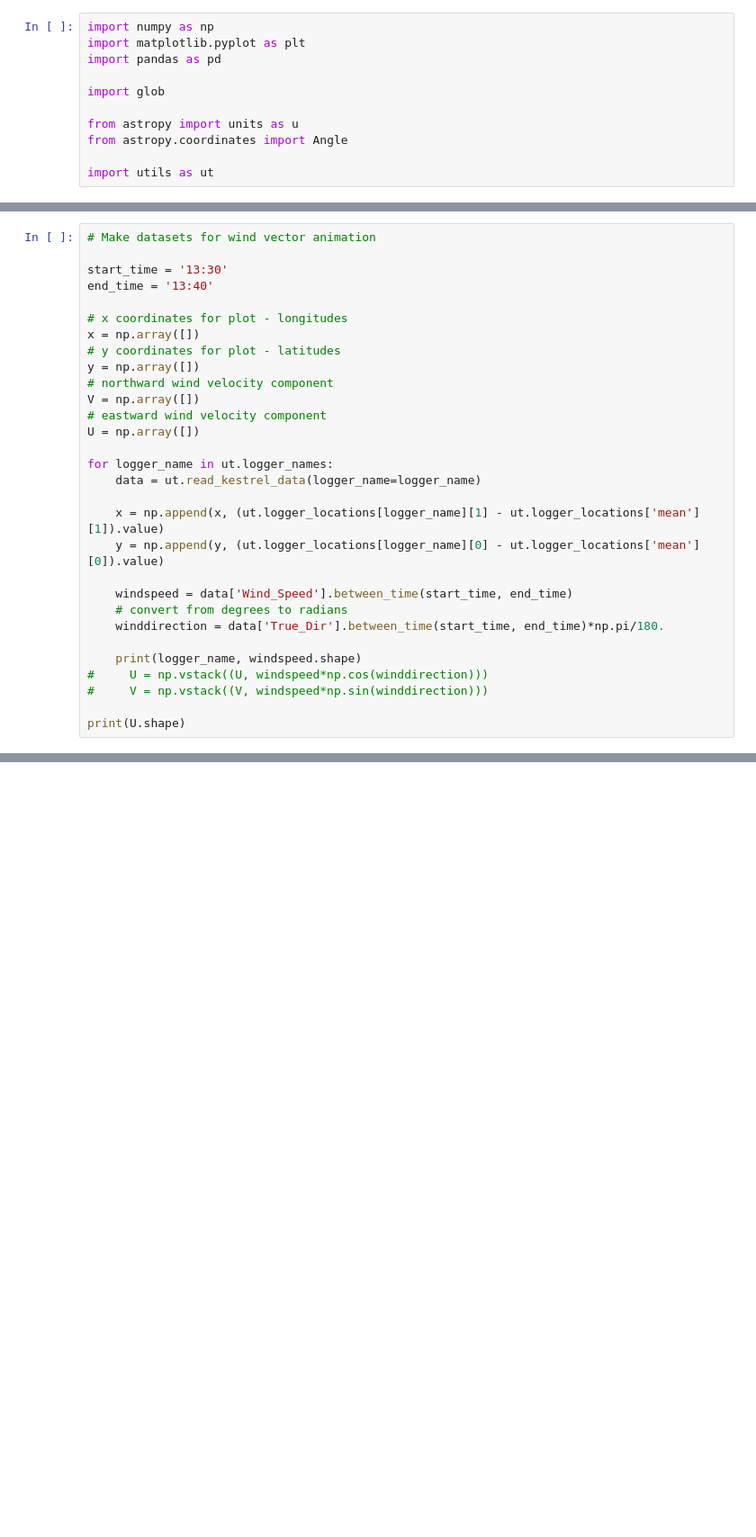
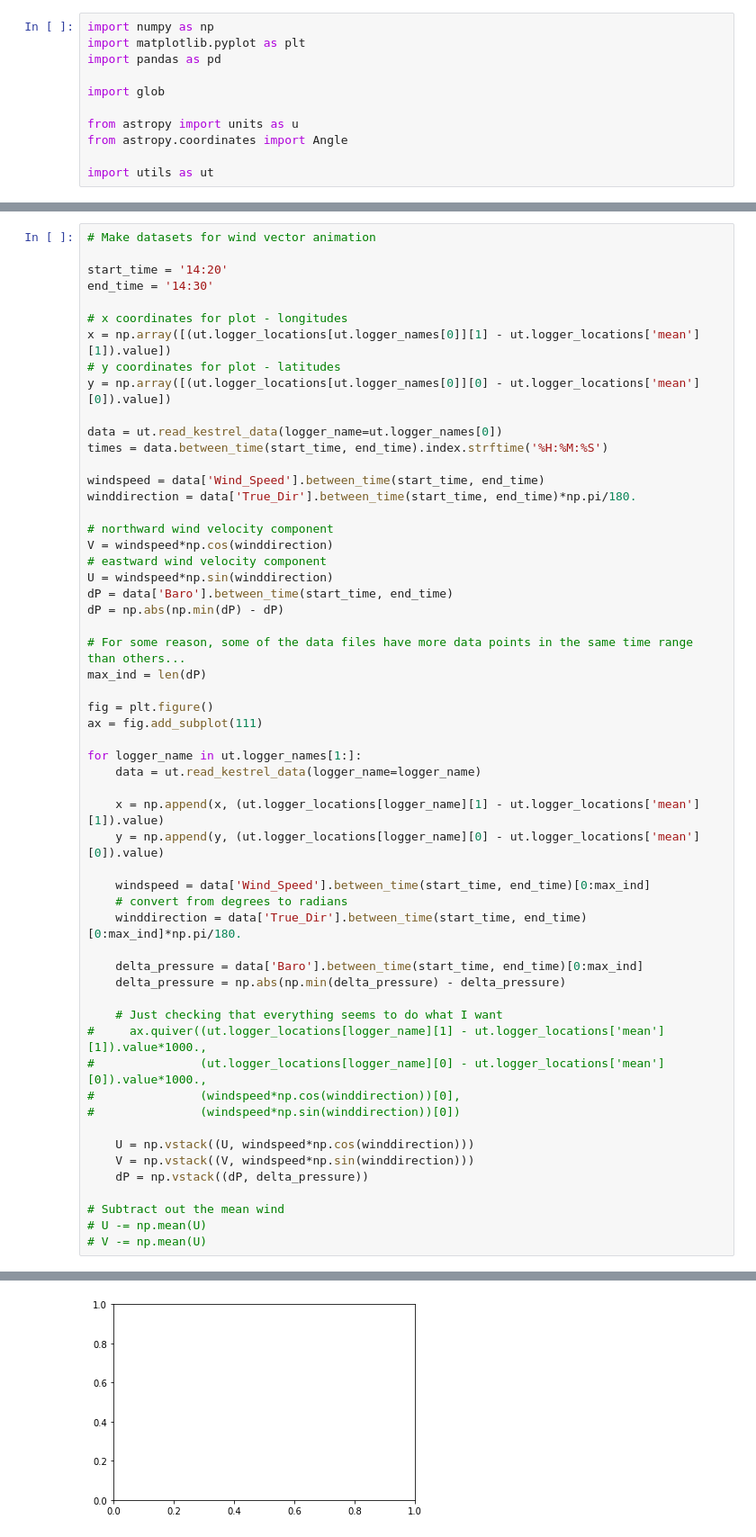
Before and after one commit to BoiseStatePlanetary/AlvordFieldTrip2021, a Jupyter notebook: code/Kestrel_analysis/Visualizing Kestrel Data.ipynb, the cells around one changed output, grey strips where cells are left out. Shown: that part at 90% size. Saved outputs shown, nothing was run; the diff lists cells and outputs as text; blank space fills up the shorter version.

```diff
--- a/code/Kestrel_analysis/Visualizing Kestrel Data.ipynb
+++ b/code/Kestrel_analysis/Visualizing Kestrel Data.ipynb
@@ -76,31 +84,57 @@ print(data.between_time('13:30', '13:40'))
 # %%
 # Make datasets for wind vector animation
 
-start_time = '13:30'
-end_time = '13:40'
+start_time = '14:20'
+end_time = '14:30'
 
 # x coordinates for plot - longitudes
-x = np.array([])
+x = np.array([(ut.logger_locations[ut.logger_names[0]][1] - ut.logger_locations['mean'][1]).value])
 # y coordinates for plot - latitudes
-y = np.array([])
+y = np.array([(ut.logger_locations[ut.logger_names[0]][0] - ut.logger_locations['mean'][0]).value])
+
+data = ut.read_kestrel_data(logger_name=ut.logger_names[0])
+times = data.between_time(start_time, end_time).index.strftime('%H:%M:%S')
+
+windspeed = data['Wind_Speed'].between_time(start_time, end_time)
+winddirection = data['True_Dir'].between_time(start_time, end_time)*np.pi/180.
+
 # northward wind velocity component
-V = np.array([])
+V = windspeed*np.cos(winddirection)
 # eastward wind velocity component
-U = np.array([])
+U = windspeed*np.sin(winddirection)
+dP = data['Baro'].between_time(start_time, end_time)
+dP = np.abs(np.min(dP) - dP)
 
-for logger_name in ut.logger_names:
+# For some reason, some of the data files have more data points in the same time range than others...
+max_ind = len(dP)
+
+fig = plt.figure()
+ax = fig.add_subplot(111)
+
+for logger_name in ut.logger_names[1:]:
     data = ut.read_kestrel_data(logger_name=logger_name)
 
     x = np.append(x, (ut.logger_locations[logger_name][1] - ut.logger_locations['mean'][1]).value)
     y = np.append(y, (ut.logger_locations[logger_name][0] - ut.logger_locations['mean'][0]).value)
 
-    windspeed = data['Wind_Speed'].between_time(start_time, end_time)
+    windspeed = data['Wind_Speed'].between_time(start_time, end_time)[0:max_ind]
     # convert from degrees to radians
-    winddirection = data['True_Dir'].between_time(start_time, end_time)*np.pi/180.
+    winddirection = data['True_Dir'].between_time(start_time, end_time)[0:max_ind]*np.pi/180.
 
-    print(logger_name, windspeed.shape)
-#     U = np.vstack((U, windspeed*np.cos(winddirection)))
-#     V = np.vstack((V, windspeed*np.sin(winddirection)))
+    delta_pressure = data['Baro'].between_time(start_time, end_time)[0:max_ind]
+    delta_pressure = np.abs(np.min(delta_pressure) - delta_pressure)
 
-print(U.shape)
+    # Just checking that everything seems to do what I want
+#     ax.quiver((ut.logger_locations[logger_name][1] - ut.logger_locations['mean'][1]).value*1000.,
+#               (ut.logger_locations[logger_name][0] - ut.logger_locations['mean'][0]).value*1000.,
+#               (windspeed*np.cos(winddirection))[0],
+#               (windspeed*np.sin(winddirection))[0])
+
+    U = np.vstack((U, windspeed*np.cos(winddirection)))
+    V = np.vstack((V, windspeed*np.sin(winddirection)))
+    dP = np.vstack((dP, delta_pressure))
+
+# Subtract out the mean wind
+# U -= np.mean(U)
+# V -= np.mean(U)
 # %% [output]
@@ -116,0 +141 @@ print(U.shape)
+[figure, added]
```
Also changed, not shown: parts of 8 cells of this notebook, 7 other files.
